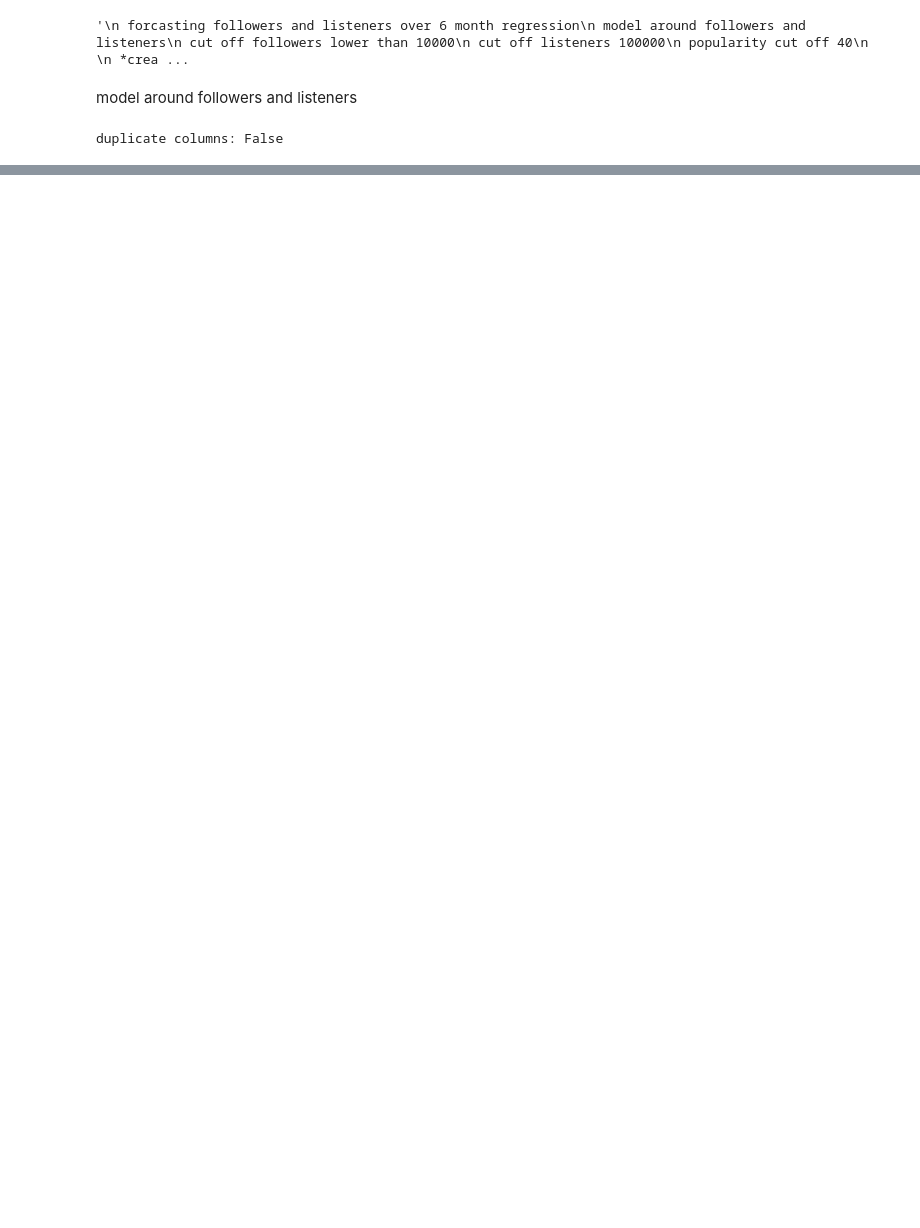
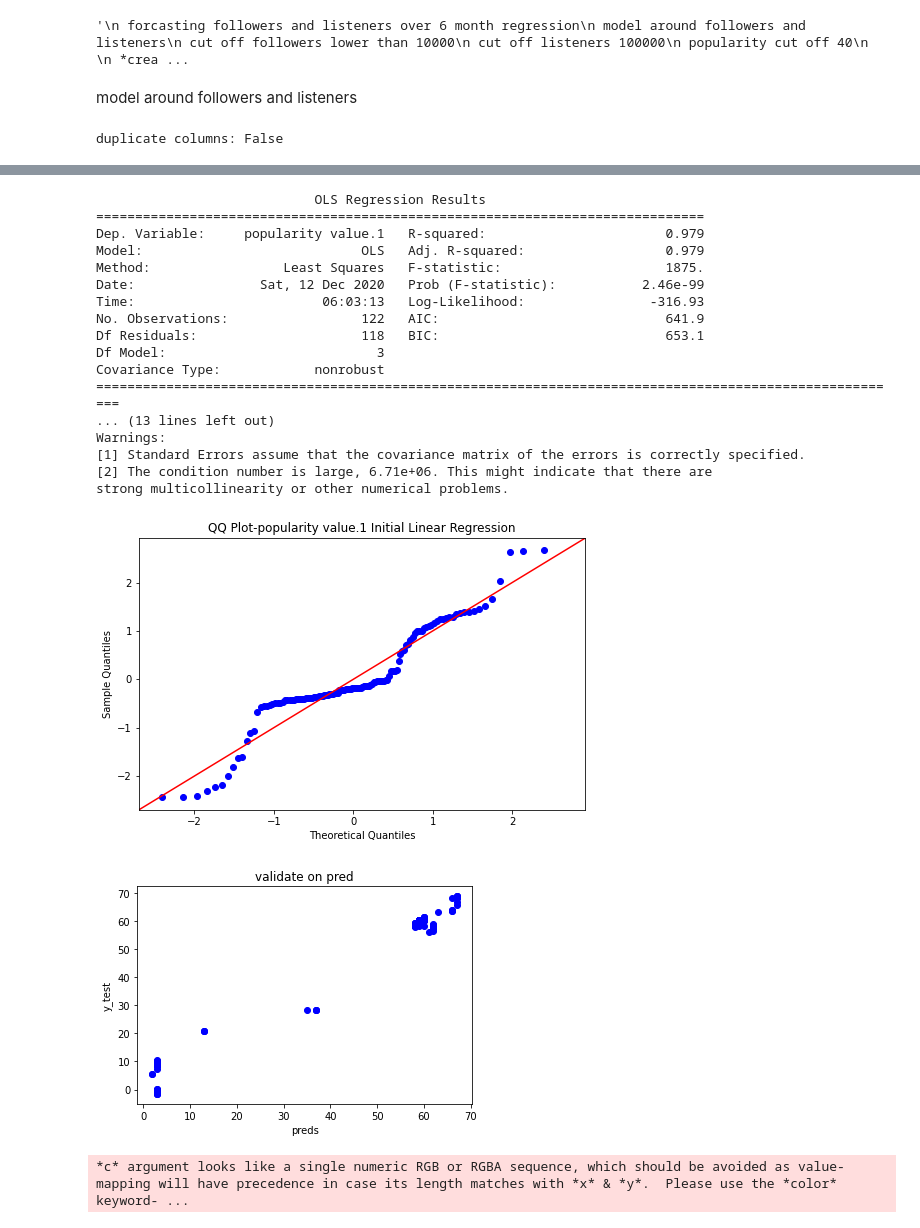
Before and after one commit to Tony363/Chartmetric_Analysis, a Jupyter notebook: Chartmetric_DataConsolidation.ipynb, the cells around one changed output, grey strips where cells are left out. Cells and saved outputs as stored; diff of their text form; code cells hidden in the pictures; blank space fills up the shorter version.

```diff
--- a/Chartmetric_DataConsolidation.ipynb
+++ b/Chartmetric_DataConsolidation.ipynb
@@ -817,0 +821,25 @@ strong multicollinearity or other numerical problems.
+# %%
+# regression
+fitted_pop = linear_regression_initial(dtrain,Y='popularity value.1')
+artist_scores = stats.zscore(fitted_pop['fitted_vals'])
+# %% [output]
+                            OLS Regression Results
+==============================================================================
+Dep. Variable:     popularity value.1   R-squared:                       0.979
+Model:                            OLS   Adj. R-squared:                  0.979
+Method:                 Least Squares   F-statistic:                     1875.
+Date:                Sat, 12 Dec 2020   Prob (F-statistic):           2.46e-99
+Time:                        06:03:13   Log-Likelihood:                -316.93
+No. Observations:                 122   AIC:                             641.9
+Df Residuals:                     118   BIC:                             653.1
+Df Model:                           3
+Covariance Type:            nonrobust
+========================================================================================================
+... (13 lines left out)
+Warnings:
+[1] Standard Errors assume that the covariance matrix of the errors is correctly specified.
+[2] The condition number is large, 6.71e+06. This might indicate that there are
+strong multicollinearity or other numerical problems.
+[figure, added]
+[figure, added]
+*c* argument looks like a single numeric RGB or RGBA sequence, which should be avoided as value-mapping will have precedence in case its length matches with *x* & *y*.  Please use the *color* keyword- ...
```
Also changed, not shown: parts of 31 cells of this notebook.
